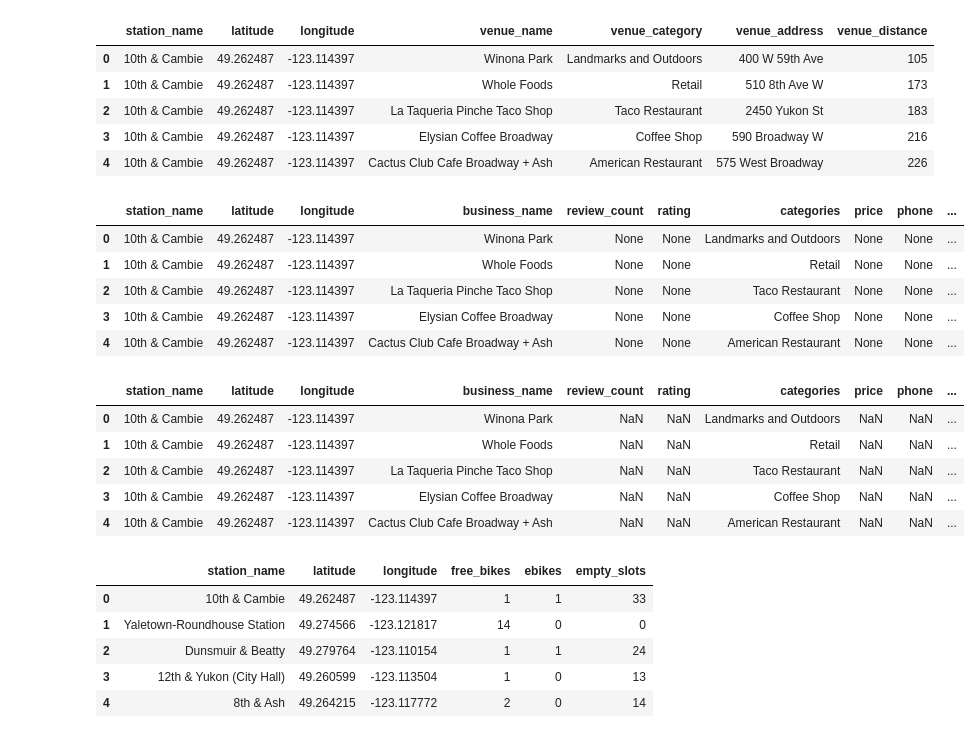
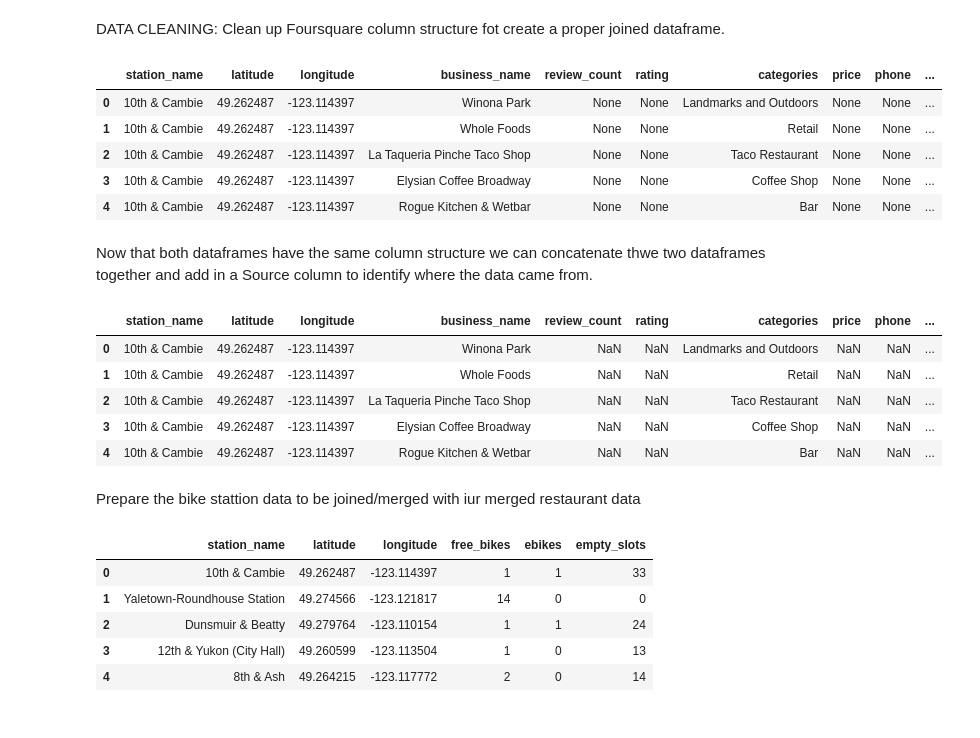
Before and after one commit to scfargey/Final_Python_Project, a Jupyter notebook: Joining_Data.ipynb, the cells around one changed output. Drawn from its saved outputs; the diff is of its cells as text; code cells hidden in the pictures.

```diff
--- a/Joining_Data.ipynb
+++ b/Joining_Data.ipynb
@@ -1,30 +1,10 @@
-# %%
-import pandas as pd
-
-# Load the CSV file into a DataFrame
-file_path = "four_square.csv"
-four_square_df = pd.read_csv(file_path)
-
-# Remove the specified columns
-columns_to_remove = ['venue_id', 'venue_latitude', 'venue_longitude']
-four_square_df.drop(columns=columns_to_remove, inplace=True)
-
-# Save the modified DataFrame to a new CSV file
-modified_file_path = "four_square_modified.csv"
-four_square_df.to_csv(modified_file_path, index=False)
-
-# Display the first few rows of the modified DataFrame to confirm
-four_square_df.head()
-# %% [output]
-|  | station_name | latitude | longitude | venue_name | venue_category | venue_address | venue_distance |
-| 0 | 10th & Cambie | 49.262487 | -123.114397 | Winona Park | Landmarks and Outdoors | 400 W 59th Ave | 105 |
-| 1 | 10th & Cambie | 49.262487 | -123.114397 | Whole Foods | Retail | 510 8th Ave W | 173 |
-| 2 | 10th & Cambie | 49.262487 | -123.114397 | La Taqueria Pinche Taco Shop | Taco Restaurant | 2450 Yukon St | 183 |
-| 3 | 10th & Cambie | 49.262487 | -123.114397 | Elysian Coffee Broadway | Coffee Shop | 590 Broadway W | 216 |
-| 4 | 10th & Cambie | 49.262487 | -123.114397 | Cactus Club Cafe Broadway + Ash | American Restaurant | 575 West Broadway | 226 |
+# %% [markdown]
+DATA CLEANING: Clean up Foursquare column structure fot create a proper joined dataframe.
 # %%
+import pandas as pd
+
 # Load the CSV file into a DataFrame
-file_path = "four_square.csv"
+file_path = "data/four_square.csv"
 four_square_df = pd.read_csv(file_path)
 
 # Remove the specified columns
@@ -33,41 +13,43 @@ four_square_df.drop(columns=columns_to_remove, inplace=True)
 
 # Rename 'venue_name' to 'business_name' and 'venue_category' to 'categories'
 four_square_df.rename(columns={'venue_name': 'business_name', 'venue_category': 'categories'}, inplace=True)
 
 # Add new columns 'review_count', 'rating', 'price', and 'phone' with None values
 four_square_df.insert(four_square_df.columns.get_loc('business_name') + 1, 'review_count', None)
 four_square_df.insert(four_square_df.columns.get_loc('review_count') + 1, 'rating', None)
 four_square_df.insert(four_square_df.columns.get_loc('categories') + 1, 'price', None)
 four_square_df.insert(four_square_df.columns.get_loc('price') + 1, 'phone', None)
 
 # Move 'venue_distance' next to 'phone' and rename it to 'distance'
 distance_column = four_square_df.pop('venue_distance')
 four_square_df.insert(four_square_df.columns.get_loc('phone') + 1, 'distance', distance_column)
 
 # Rename 'venue_address' to 'address' and move it to the end
 address_column = four_square_df.pop('venue_address')
 four_square_df['address'] = address_column
 
 # Save the modified DataFrame to a new CSV file
-modified_file_path = "four_square_modified.csv"
+modified_file_path = "data/four_square_modified.csv"
 four_square_df.to_csv(modified_file_path, index=False)
 
 
 # Display the first few rows of the modified DataFrame to confirm
 four_square_df.head()
 # %% [output]
 |  | station_name | latitude | longitude | business_name | review_count | rating | categories | price | phone | ... |
 | 0 | 10th & Cambie | 49.262487 | -123.114397 | Winona Park | None | None | Landmarks and Outdoors | None | None | ... |
 | 1 | 10th & Cambie | 49.262487 | -123.114397 | Whole Foods | None | None | Retail | None | None | ... |
 | 2 | 10th & Cambie | 49.262487 | -123.114397 | La Taqueria Pinche Taco Shop | None | None | Taco Restaurant | None | None | ... |
 | 3 | 10th & Cambie | 49.262487 | -123.114397 | Elysian Coffee Broadway | None | None | Coffee Shop | None | None | ... |
-| 4 | 10th & Cambie | 49.262487 | -123.114397 | Cactus Club Cafe Broadway + Ash | None | None | American Restaurant | None | None | ... |
+| 4 | 10th & Cambie | 49.262487 | -123.114397 | Rogue Kitchen & Wetbar | None | None | Bar | None | None | ... |
+# %% [markdown]
+Now that both dataframes have the same column structure we can concatenate thwe two dataframes together and add in a Source column to identify where the data came from.
 # %%
 
 
 # Load the two CSV files into DataFrames
-foursquare_path = "four_square_modified.csv"  # Replace with your actual file path
-yelp_path = "yelp_businesses_near_bike_stations.csv"  # Replace with your actual file path
+foursquare_path = "data/four_square_modified.csv"  # Replace with your actual file path
+yelp_path = "data/yelp_businesses_near_bike_stations.csv"  # Replace with your actual file path
 
 foursquare_df = pd.read_csv(foursquare_path)
 yelp_df = pd.read_csv(yelp_path)
@@ -80,7 +62,7 @@ yelp_df['source'] = 'Yelp'
 merged_df = pd.concat([foursquare_df, yelp_df], ignore_index=True)
 
 # Save the merged DataFrame to a new CSV file
-merged_file_path = "merged_restaurants.csv"  # Replace with your desired file path
+merged_file_path = "data/merged_restaurants.csv"  # Replace with your desired file path
 merged_df.to_csv(merged_file_path, index=False)
 
 
@@ -93,7 +75,9 @@ merged_df.head()
 | 1 | 10th & Cambie | 49.262487 | -123.114397 | Whole Foods | NaN | NaN | Retail | NaN | NaN | ... |
 | 2 | 10th & Cambie | 49.262487 | -123.114397 | La Taqueria Pinche Taco Shop | NaN | NaN | Taco Restaurant | NaN | NaN | ... |
 | 3 | 10th & Cambie | 49.262487 | -123.114397 | Elysian Coffee Broadway | NaN | NaN | Coffee Shop | NaN | NaN | ... |
-| 4 | 10th & Cambie | 49.262487 | -123.114397 | Cactus Club Cafe Broadway + Ash | NaN | NaN | American Restaurant | NaN | NaN | ... |
+| 4 | 10th & Cambie | 49.262487 | -123.114397 | Rogue Kitchen & Wetbar | NaN | NaN | Bar | NaN | NaN | ... |
+# %% [markdown]
+Prepare the bike stattion data to be joined/merged with iur merged restaurant data
 # %%
 #Join the data from Part 1 with the data from Part 2 to create a new dataframe.
 # Load the CSV file into a DataFrame
```
Also changed, not shown: parts of 8 cells of this notebook, 15 other files.
